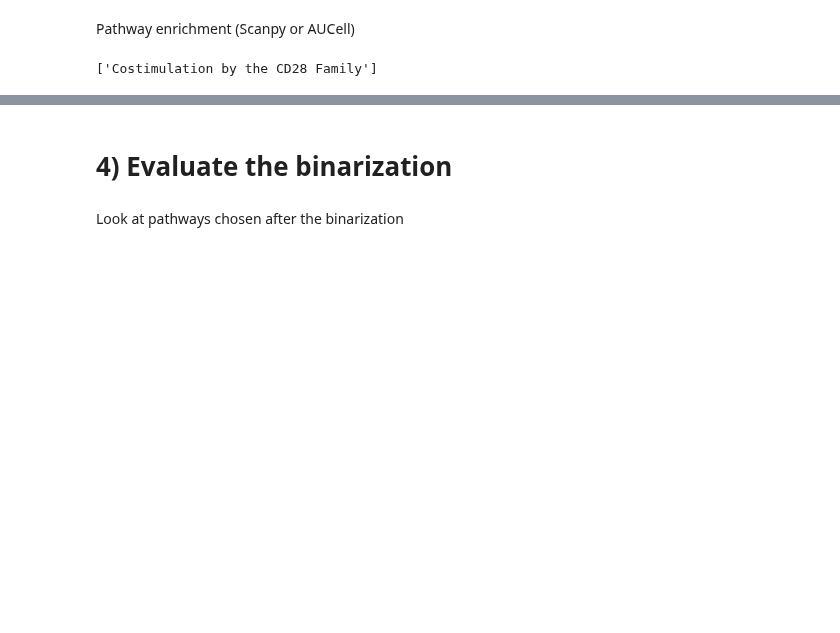
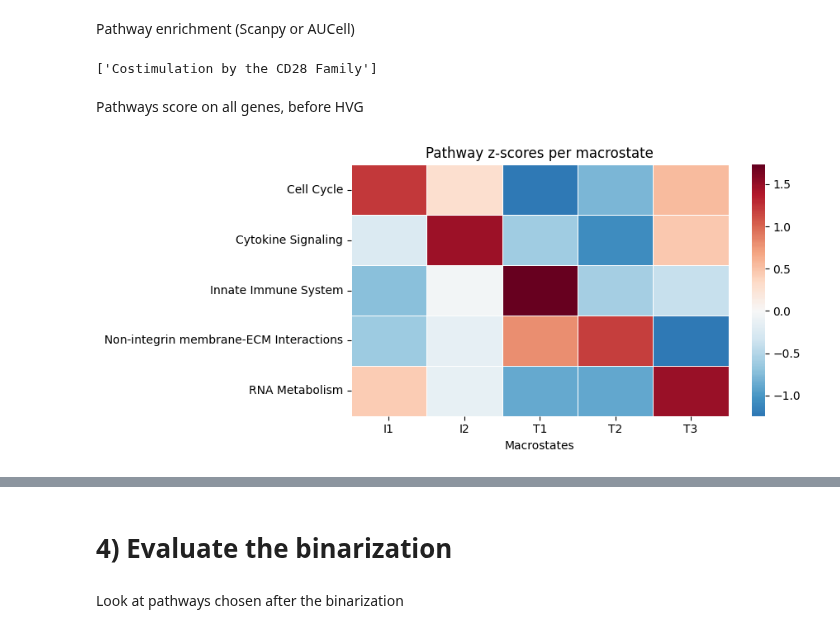
Before and after one commit to Augugustine/CITE-seq-analysis-CLL, a Jupyter notebook: 3- Boolean model/Binarization.ipynb, the cells around one changed output, grey strips where cells are left out. Saved outputs shown, nothing was run; the diff lists cells and outputs as text; code cells hidden in the pictures; blank space fills up the shorter version.

```diff
--- a/3- Boolean model/Binarization.ipynb
+++ b/3- Boolean model/Binarization.ipynb
@@ -440,43 +440,43 @@ immune_pathways = {
 list(immune_pathways.keys())[:50]
 # %% [output]
 ['Costimulation by the CD28 Family']
+# %% [markdown]
+Pathways score on all genes, before HVG
 # %%
 warnings.filterwarnings("ignore")
 pathways = {
     "Cell Cycle": reactome["Cell Cycle Checkpoints"], # I1
-
     "Cytokine Signaling": reactome["Cytokine Signaling in Immune System"],  # I2
-
     "Innate Immune System": reactome["Innate Immune System"],  # T1
-
     "Non-integrin membrane-ECM Interactions": reactome["Non-integrin membrane-ECM Interactions"],  # T2
-
     "RNA Metabolism": reactome["Metabolism of RNA"],  # T3
 }
 
 # Compute score for each cell for each pathway
 for name, gene_list in pathways.items():
     gene_list_filtered = [g for g in gene_list if g in adata_no_none.var_names]
     if len(gene_list_filtered) == 0:
         print(f"No genes found for {name}")
         continue
     sc.tl.score_genes(adata_no_none, gene_list=gene_list_filtered, score_name=name)
 
 scores = list(pathways.keys())
 mean_scores = (
     adata_no_none.obs
     .groupby("macrostates")[scores]
     .mean())
 
 # Plot z-score for each macrostate per pathway
 plt.figure(figsize=(9, 4))
 
-mean_scores_z = mean_scores.apply(lambda x: (x - x.mean()) / x.std(), axis=0)
+mean_scores_z_all = mean_scores.apply(lambda x: (x - x.mean()) / x.std(), axis=0)
 
-sns.heatmap(mean_scores_z.T,cmap="RdBu_r",center=0,linewidths=0.5)
+sns.heatmap(mean_scores_z_all.T,cmap="RdBu_r",center=0,linewidths=0.5)
 
 plt.title("Pathway z-scores per macrostate")
 plt.xlabel("Macrostates")
 plt.tight_layout()
 plt.savefig(f"{output_directory}/pathways_macrostates.png", dpi=300, bbox_inches="tight")
 plt.show()
+# %% [output]
+[figure, added]
```
Also changed, not shown: parts of 3 cells of this notebook.
